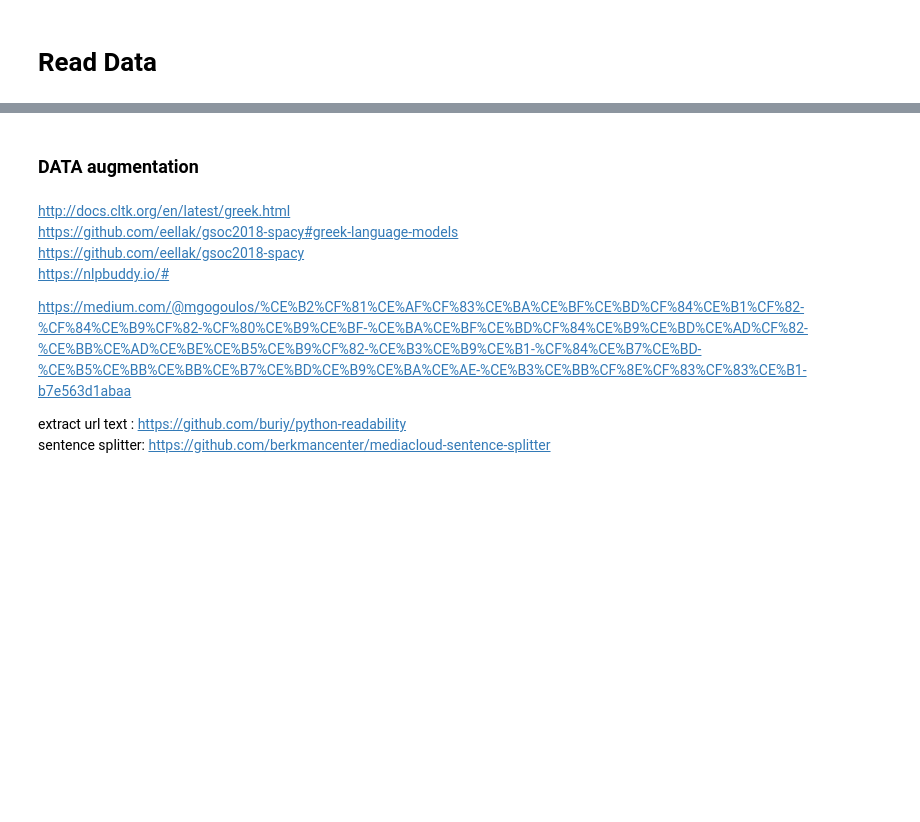
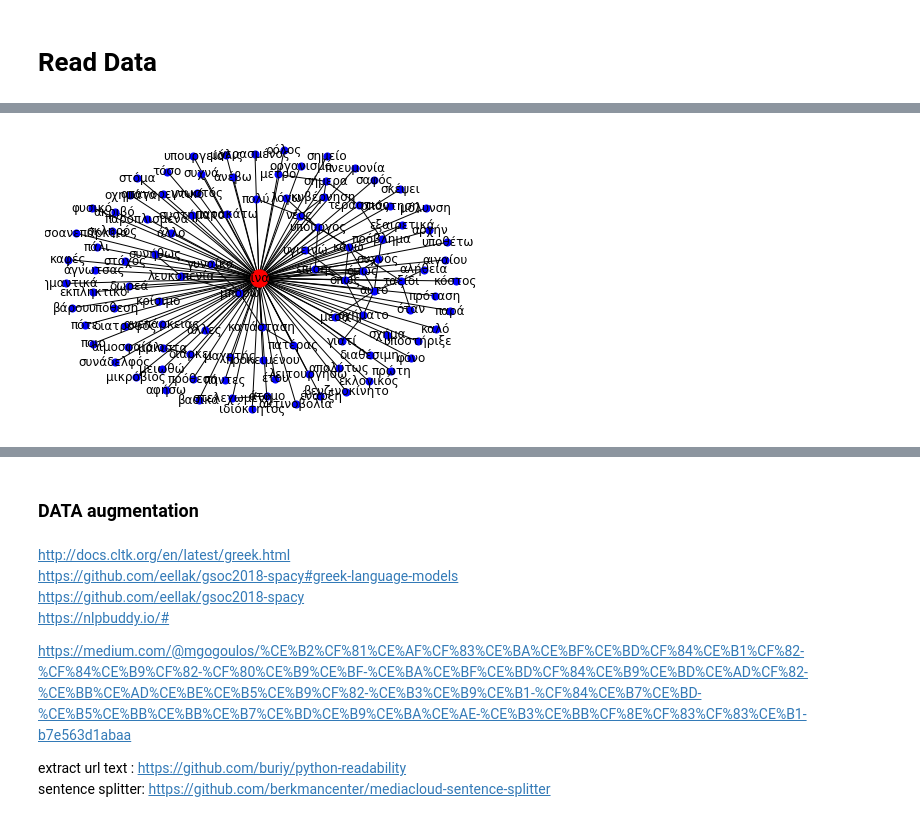
Before and after one commit to GeorgiaSarri/DS_Challenge, a Jupyter notebook: Project.ipynb, the cells around one changed output, grey strips where cells are left out. Drawn from its saved outputs; the diff is of its cells as text; code cells hidden in the pictures; blank space fills up the shorter version.

Commit message:
Added text graph and cores

```diff
--- a/Project.ipynb
+++ b/Project.ipynb
@@ -132,7 +136,7 @@ def get_text_tfidf(train_hosts, test_hosts):
 # %%
 train_hosts, test_hosts, y_train = get_hosts_and_target()
 X_train_graph, X_test_graph, G = get_graph_edges(train_hosts, test_hosts)
-X_train_text, X_test_text, text = get_text_tfidf(train_hosts, test_hosts)
+X_train_text, X_test_text, train_texts, text = get_text_tfidf(train_hosts, test_hosts)
 
 X_train = sparse.hstack((X_train_text,X_train_graph))
 
@@ -153,0 +181,6 @@ X_test shape: (200, 7462)
+# %%
+sample_text = text['bloko.gr']
+sample_text = re.sub(r'^https?:\/\/.*[\r\n]*', '', sample_text, flags=re.MULTILINE)
+nlp = spacy.load('el_core_news_sm')
+sample_text = nlp(sample_text)
+sample_text_tokens = [token.lemma_ for token in sample_text if ('\n' not in token.lemma_) and (len(token.lemma_)>3)]
@@ -153,0 +207,35 @@ X_test shape: (200, 7462)
+# %%
+def tokens_to_graph(text_tokens):
+#     G = nx.DiGraph()
+    G = nx.Graph()
+    for i in range(0, len(text_tokens) -1):
+        G.add_edge(text_tokens[i], text_tokens[i+1])
+
+    return G
+# %%
+import networkx as nx
+G = tokens_to_graph(sample_text_tokens)
+# %%
+from operator import itemgetter
+
+import matplotlib.pyplot as plt
+import networkx as nx
+%matplotlib inline
+
+# Create a BA model graph
+n = 1000
+m = 2
+#G = nx.generators.barabasi_albert_graph(n, m)
+# find node with largest degree
+node_and_degree = G.degree()
+(largest_hub, degree) = sorted(node_and_degree, key=itemgetter(1))[-1]
+# Create ego graph of main hub
+hub_ego = nx.ego_graph(G, largest_hub)
+# Draw graph
+pos = nx.spring_layout(hub_ego)
+nx.draw(hub_ego, pos, node_color='b', node_size=50, with_labels=True)
+# Draw ego as large and red
+nx.draw_networkx_nodes(hub_ego, pos, nodelist=[largest_hub], node_size=300, node_color='r')
+plt.show()
+# %% [output]
+[figure, added]
```
Also changed, not shown: parts of 12 cells of this notebook.
